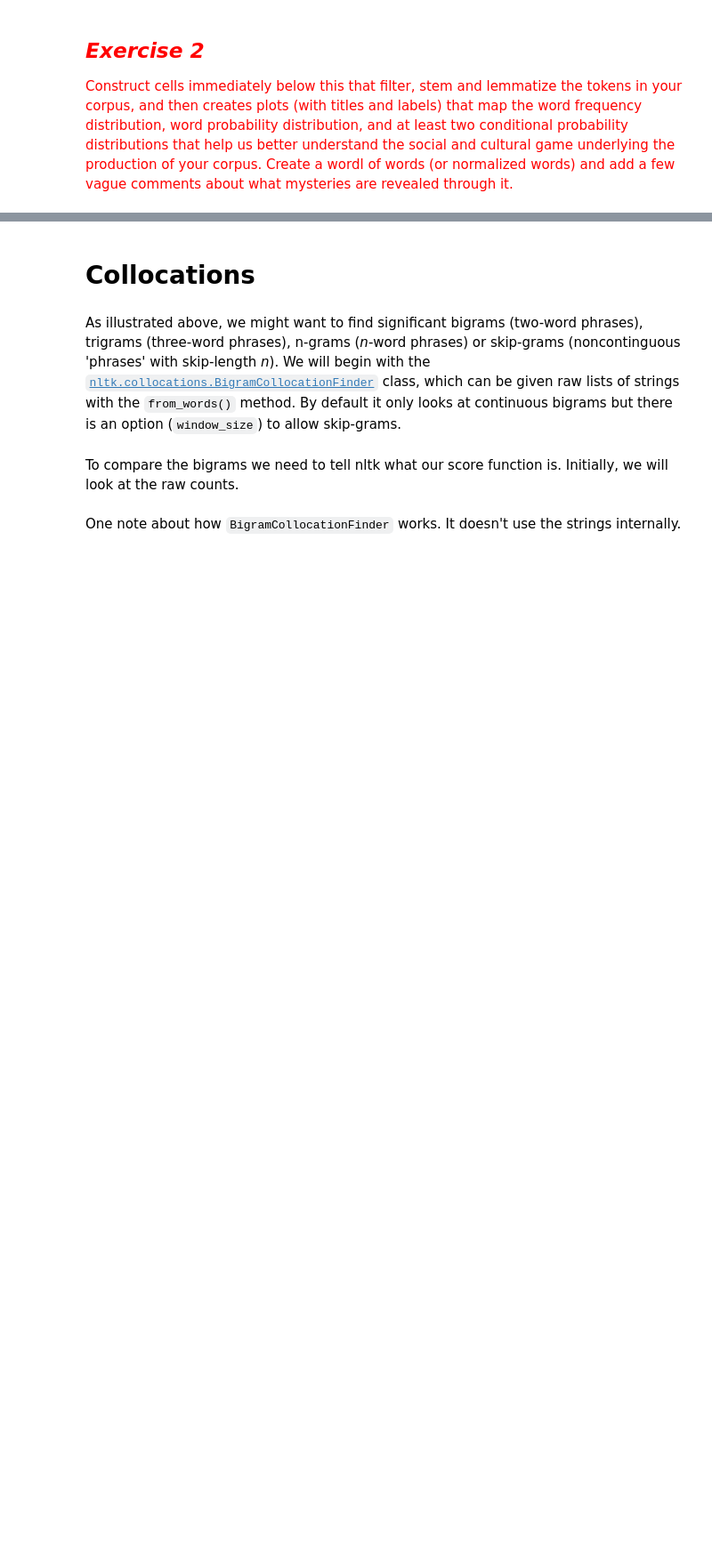
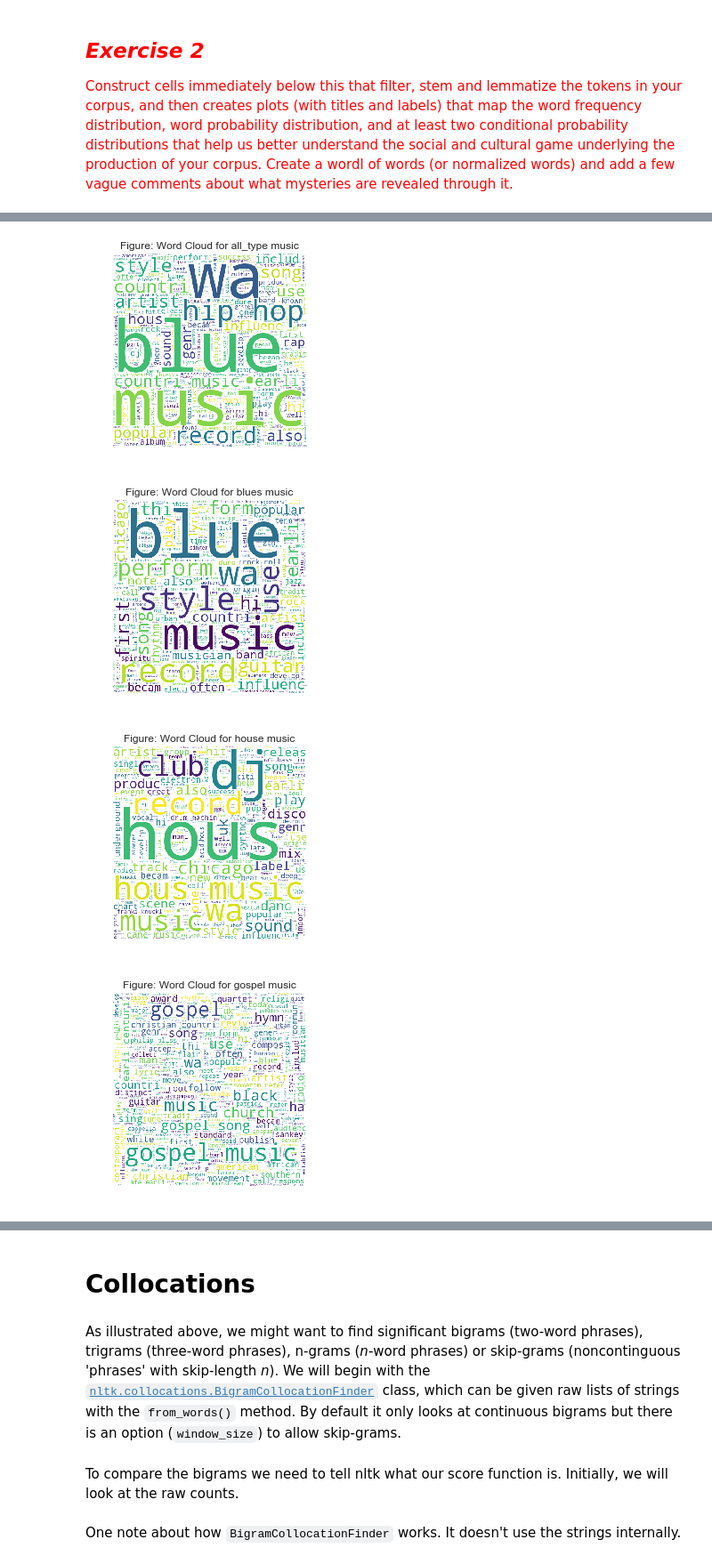
Before and after one commit to xywu-soc/content-analysis-2018, a Jupyter notebook: 2-Corpus-Linguistics/2-Corpus-Linguistics.ipynb, the cells around one changed output, grey strips where cells are left out. Shown at 89% size. Saved outputs shown, nothing was run; the diff lists cells and outputs as text; code cells hidden in the pictures; blank space fills up the shorter version.

```diff
--- a/2-Corpus-Linguistics/2-Corpus-Linguistics.ipynb
+++ b/2-Corpus-Linguistics/2-Corpus-Linguistics.ipynb
@@ -571,12 +566,13 @@ sns.set() #Re-enabling seaborn
 # %%
 # Create a list of urls
 url_lst = ['https://en.wikipedia.org/wiki/Blues', \
+           'https://en.wikipedia.org/wiki/House_music', \
            'https://en.wikipedia.org/wiki/Gospel_music', \
            'https://en.wikipedia.org/wiki/Hip_hop_music', \
            'https://en.wikipedia.org/wiki/Country_music', \
            'https://en.wikipedia.org/wiki/Popular_music']
 
-filename_lst = ['blues_music', 'gospel_music', 'hip_hop_music', 'country_music',\
+filename_lst = ['blues_music', 'house_music', 'gospel_music', 'hip_hop_music', 'country_music',\
                 'popular_music']
 
 # Get texts
@@ -759,0 +915,24 @@ plt.savefig("whitehouse_word_cloud.pdf", format = 'pdf')
+# %%
+# Define a function to get word clouds or Wordls
+def get_wc(df_obj, filename):
+    wc = wordcloud.WordCloud(background_color="white", max_words=500, \
+                             width= 1000, height = 1000, mode ='RGBA', \
+                             scale=.5).generate(' '.join(df_obj))
+    plt.imshow(wc)
+    plt.axis("off")
+    plt.title("Figure: Word Cloud for {} music".format(filename))
+    plt.savefig('{}_word_cloud.jpg'.format(filename), format = 'jpg')
+    plt.show()
+# Get Word Cloud or Wordl
+get_wc(music_df['normalized_tokens'].sum(), 'all_type')
+get_wc(music_df['normalized_tokens'].iloc[0], 'blues')
+get_wc(music_df['normalized_tokens'].iloc[1], 'house')
+get_wc(music_df['normalized_tokens'].iloc[2], 'gospel')
+get_wc(music_df['normalized_tokens'].iloc[3], 'hip_pop')
+get_wc(music_df['normalized_tokens'].iloc[4], 'country')
+get_wc(music_df['normalized_tokens'].iloc[5], 'popular')
+# %% [output]
+[figure, added]
+[figure, added]
+[figure, added]
+[figure, added]
```
Also changed, not shown: parts of 29 cells of this notebook.
